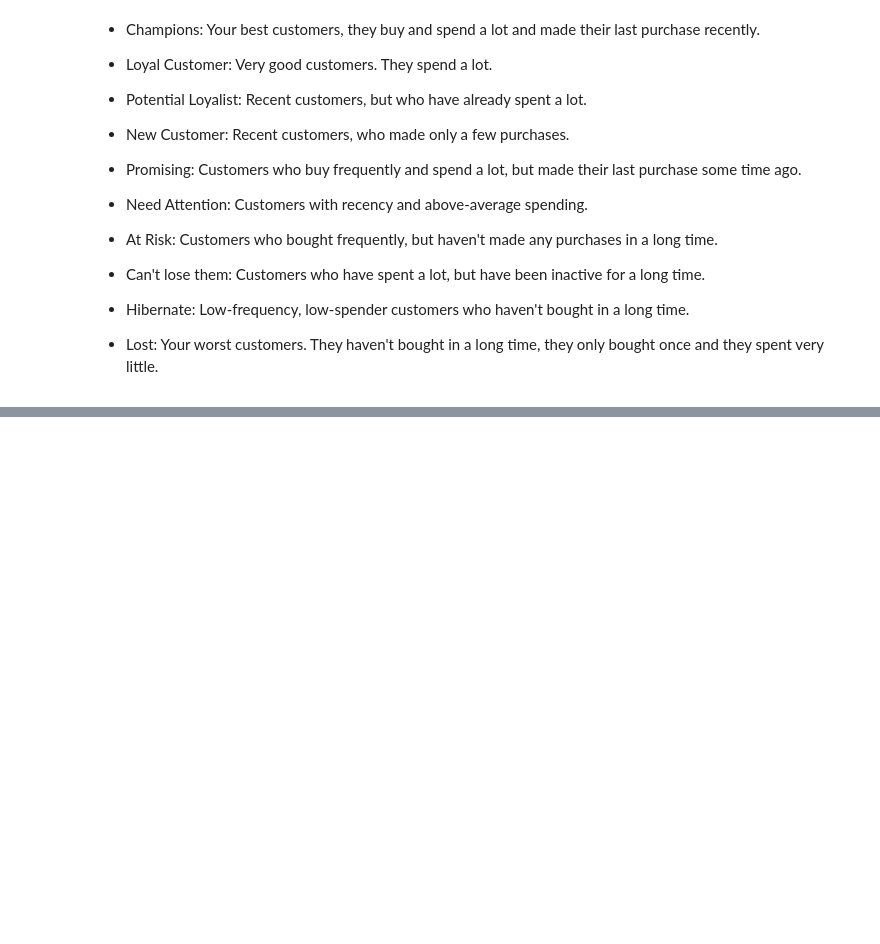
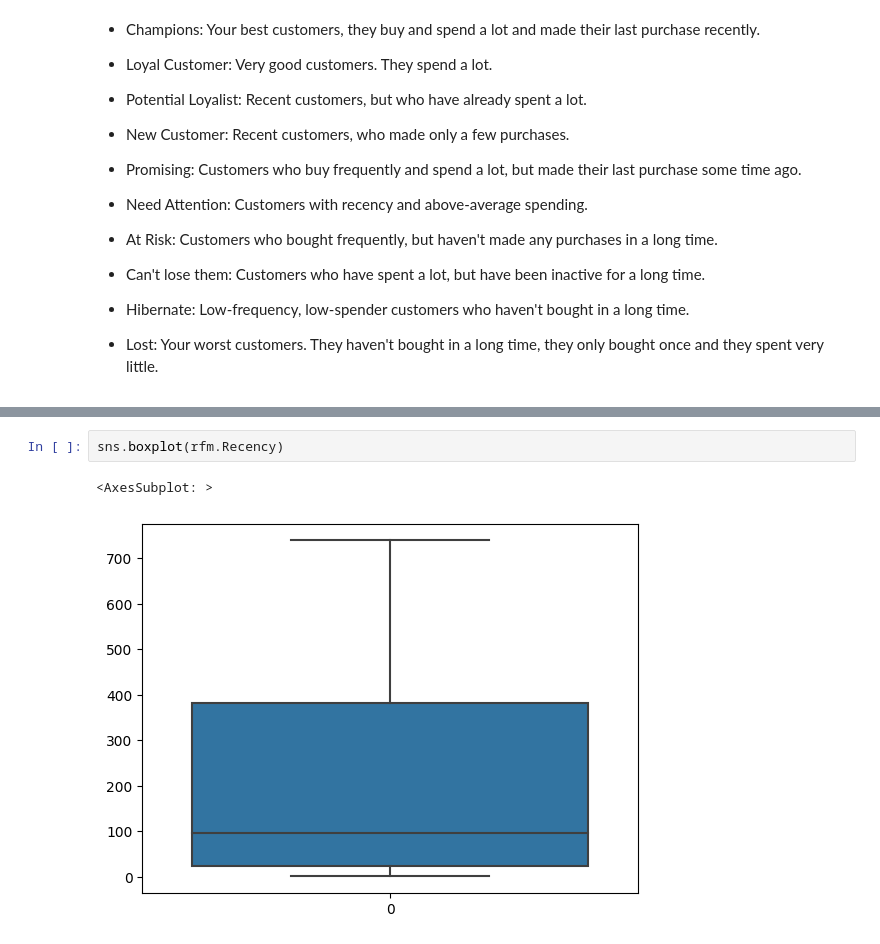
Before and after one commit to Noura-ou/projet_segmentation_client, a Jupyter notebook: src/test_rola.ipynb, the cells around one changed output, grey strips where cells are left out. Cells and saved outputs as stored; diff of their text form; blank space fills up the shorter version.

```diff
--- a/src/test_rola.ipynb
+++ b/src/test_rola.ipynb
@@ -421,0 +520,5 @@ See the caveats in the documentation: https://pandas.pydata.org/pandas-docs/stab
+# %%
+sns.boxplot(rfm.Recency)
+# %% [output]
+<AxesSubplot: >
+[figure, added]
```
Also changed, not shown: parts of 14 cells of this notebook, 3 other files.
